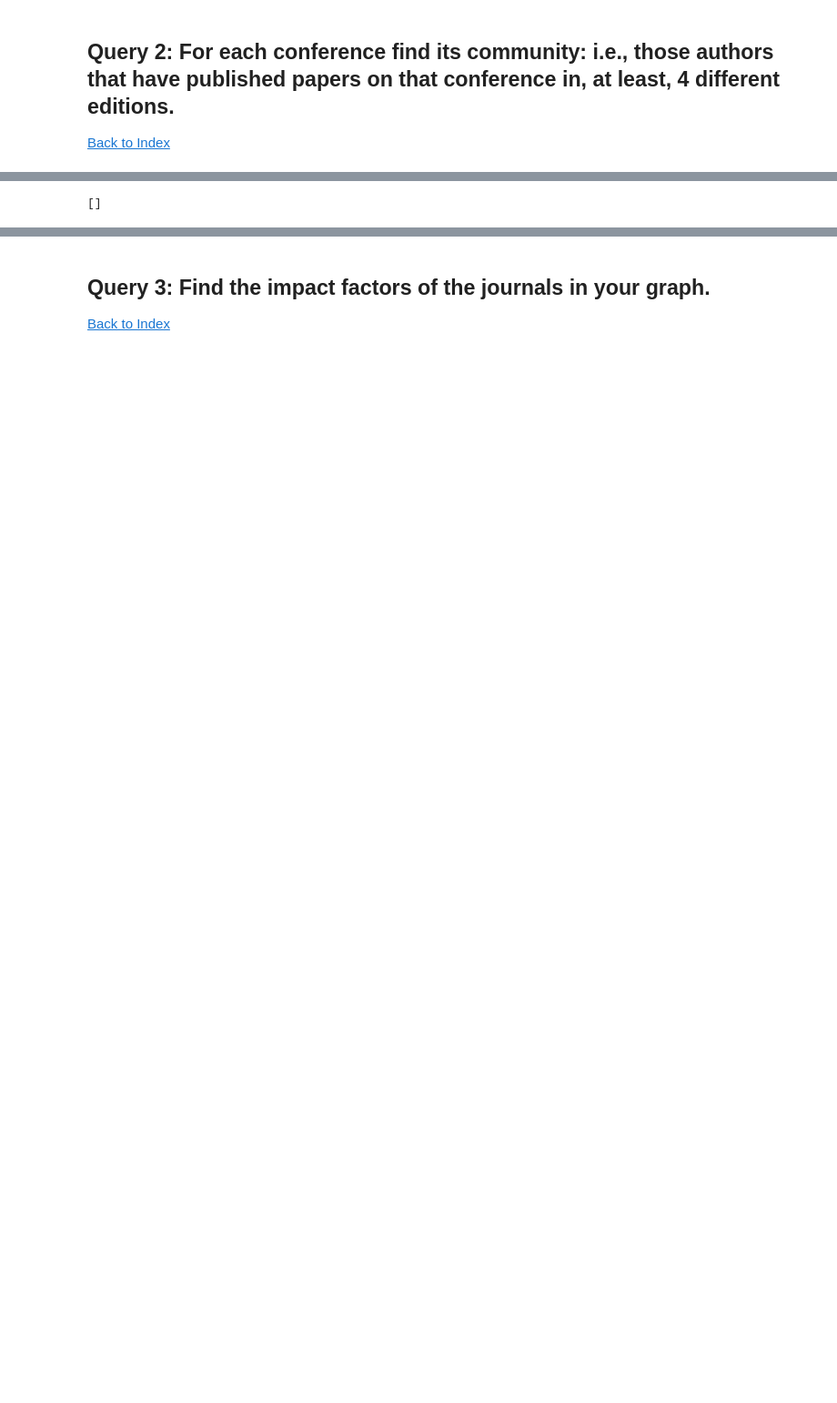
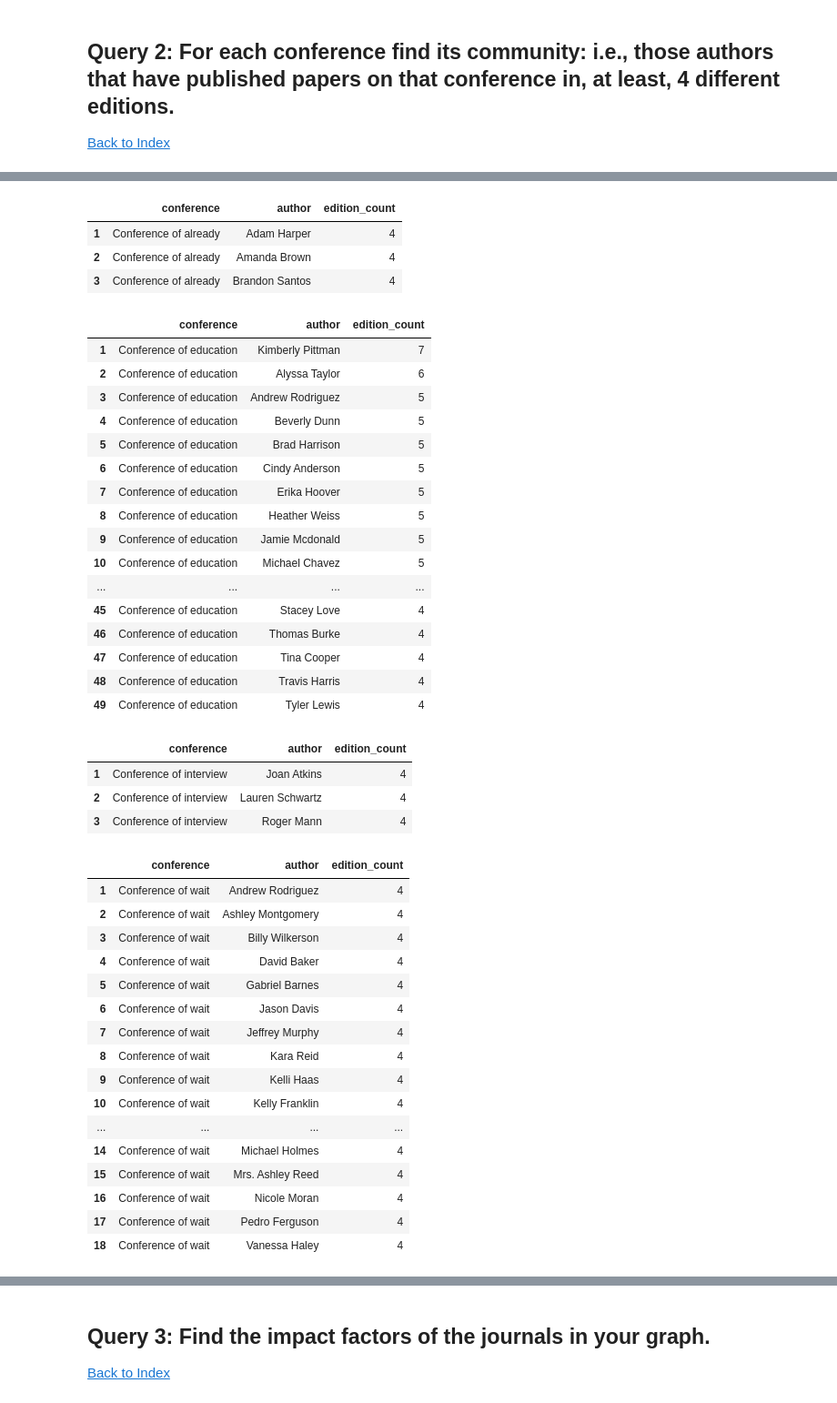
Before and after one commit to guill-mr/Neo4j_practice_set, a Jupyter notebook: Neo4j_practice_HW2.ipynb, the cells around one changed output, grey strips where cells are left out. Shown at 91% size. Drawn from its saved outputs; the diff is of its cells as text; code cells hidden in the pictures; blank space fills up the shorter version.

Commit message:
added some changes to data generation process and finished queries for the second part

```diff
--- a/Neo4j_practice_HW2.ipynb
+++ b/Neo4j_practice_HW2.ipynb
@@ -117,12 +117,13 @@ Regarding part B, we can easily count the amount of citations of the papers of e
 random.seed(168)
 
 faker = Faker()
+Faker.seed(168)
 
 num_companies = 15
-num_authors = 100
-num_papers = 200
+num_authors = 200
+num_papers = 1000
 num_conferences = 5
-num_journals = 3
+num_journals = 4
 num_topics = 10
 num_keywords = 50
 num_reviews_per_paper = 3
@@ -680,21 +738,76 @@ CypherSyntaxError: {code: Neo.ClientError.Statement.SyntaxError} {message: Inval
 # %%
 def query_conference_communities(tx):
     query = """
-    MATCH (c:Conference)-[:HAS_EDITION]->(e:Edition)<-[:PUBLISHED_IN_EDITION]-(p:Paper)-[:AUTHORED_BY]->(a:Author)
+    // Step 1: Match conferences with their editions, papers, and authors
+    MATCH (c:Conference)<-[:FROM_CONFERENCE]-(e:Edition)<-[:PUBLISHED_IN_EDITION]-(p:Paper)-[:AUTHORED_BY]->(a:Author)
     WITH c, a, COUNT(DISTINCT e) AS edition_count
-    WHERE edition_count >= 4
+
+    // Step 2: Filter authors who have published in at least 4 different editions
+    WHERE edition_count >=  4
+
+    // Step 3: Return the conference name, author name, and edition count, ordered by conference and edition count
     RETURN c.conference_name AS conference, a.author_name AS author, edition_count
-    ORDER BY conference, edition_count DESC, author;
+    ORDER BY conference, edition_count DESC, author
     """
     result = tx.run(query)
     return [{"conference": record["conference"], "author": record["author"], "edition_count": record["edition_count"]} for record in result]
 
 with driver.session() as session:
     conference_communities = session.execute_read(query_conference_communities)
 
-print(conference_communities)
+df_Q2 = pd.DataFrame(conference_communities)
+# display(df_Q2)
 
-for community in conference_communities:
-    print(f"Conference: {community['conference']}, Author: {community['author']}, Edition Count: {community['edition_count']}")
+unique_confs2 = df_Q2['conference'].unique()
+
+for conf in unique_confs2:
+    df_temp = df_Q2[df_Q2['conference'] ==  conf]
+    df_temp.reset_index(drop = True, inplace = True)
+    df_temp.index = df_temp.index + 1
+    display(df_temp[['conference', 'author', 'edition_count']])
+
+#for community in conference_communities:
+#    print(f"Conference: {community['conference']}, Author: {community['author']}, Edition Count: {community['edition_count']}")
 # %% [output]
-[]
+|  | conference | author | edition_count |
+| 1 | Conference of already | Adam Harper | 4 |
+| 2 | Conference of already | Amanda Brown | 4 |
+| 3 | Conference of already | Brandon Santos | 4 |
+|  | conference | author | edition_count |
+| 1 | Conference of education | Kimberly Pittman | 7 |
+| 2 | Conference of education | Alyssa Taylor | 6 |
+| 3 | Conference of education | Andrew Rodriguez | 5 |
+| 4 | Conference of education | Beverly Dunn | 5 |
+| 5 | Conference of education | Brad Harrison | 5 |
+| 6 | Conference of education | Cindy Anderson | 5 |
+| 7 | Conference of education | Erika Hoover | 5 |
+| 8 | Conference of education | Heather Weiss | 5 |
+| 9 | Conference of education | Jamie Mcdonald | 5 |
+| 10 | Conference of education | Michael Chavez | 5 |
+| ... | ... | ... | ... |
+| 45 | Conference of education | Stacey Love | 4 |
+| 46 | Conference of education | Thomas Burke | 4 |
+| 47 | Conference of education | Tina Cooper | 4 |
+| 48 | Conference of education | Travis Harris | 4 |
+| 49 | Conference of education | Tyler Lewis | 4 |
+|  | conference | author | edition_count |
+| 1 | Conference of interview | Joan Atkins | 4 |
+| 2 | Conference of interview | Lauren Schwartz | 4 |
+| 3 | Conference of interview | Roger Mann | 4 |
+|  | conference | author | edition_count |
+| 1 | Conference of wait | Andrew Rodriguez | 4 |
+| 2 | Conference of wait | Ashley Montgomery | 4 |
+| 3 | Conference of wait | Billy Wilkerson | 4 |
+| 4 | Conference of wait | David Baker | 4 |
+| 5 | Conference of wait | Gabriel Barnes | 4 |
+| 6 | Conference of wait | Jason Davis | 4 |
+| 7 | Conference of wait | Jeffrey Murphy | 4 |
+| 8 | Conference of wait | Kara Reid | 4 |
+| 9 | Conference of wait | Kelli Haas | 4 |
+| 10 | Conference of wait | Kelly Franklin | 4 |
+| ... | ... | ... | ... |
+| 14 | Conference of wait | Michael Holmes | 4 |
+| 15 | Conference of wait | Mrs. Ashley Reed | 4 |
+| 16 | Conference of wait | Nicole Moran | 4 |
+| 17 | Conference of wait | Pedro Ferguson | 4 |
+| 18 | Conference of wait | Vanessa Haley | 4 |
```
Also changed, not shown: parts of 14 cells of this notebook, 2 other files.
